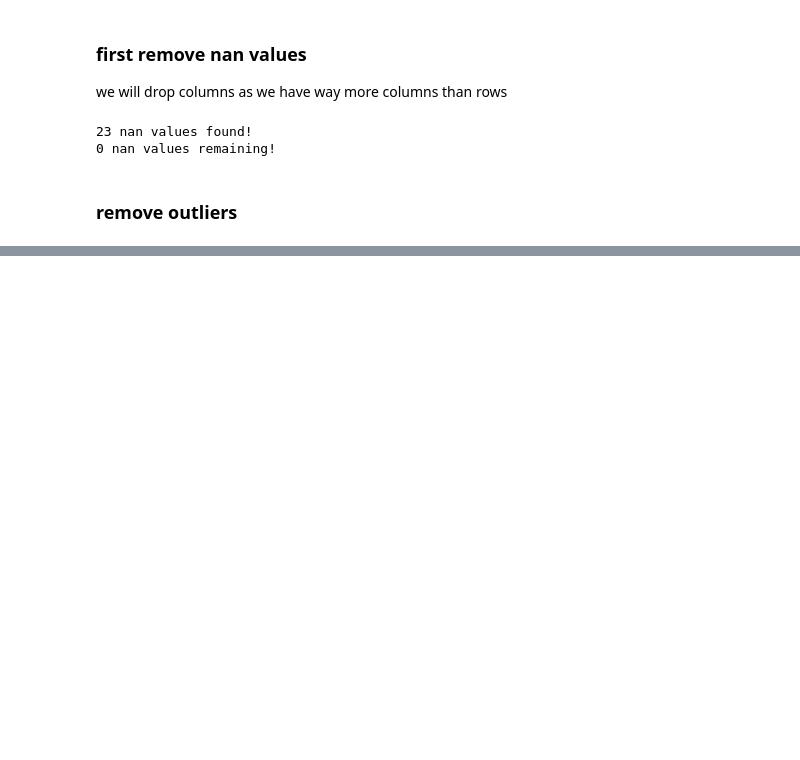
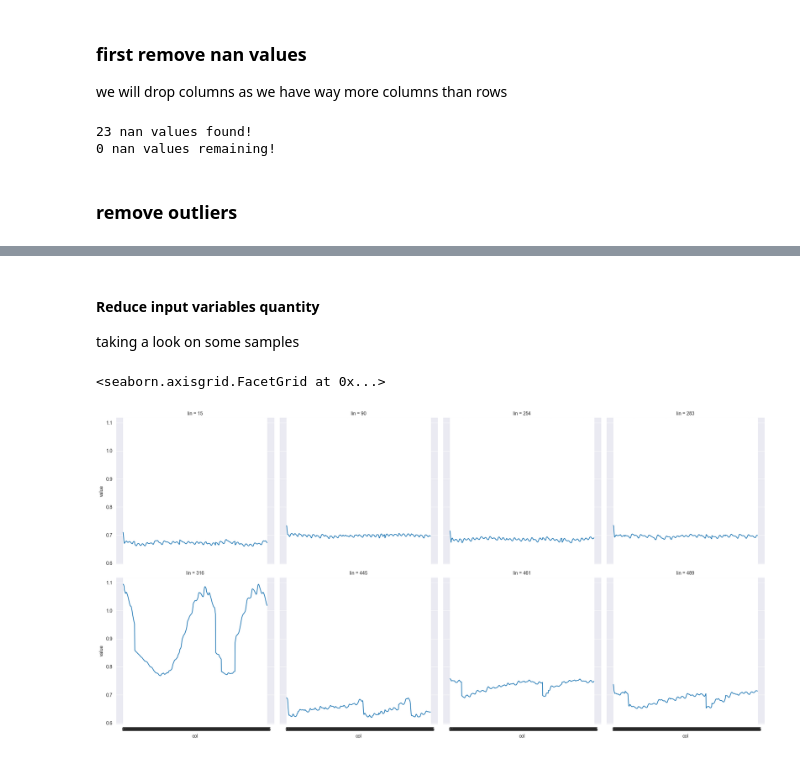
Before and after one commit to EMachad0/IAR-ANN, a Jupyter notebook: notebooks/03_pre_processing.ipynb, the cells around one changed output, grey strips where cells are left out. Saved outputs shown, nothing was run; the diff lists cells and outputs as text; code cells hidden in the pictures; blank space fills up the shorter version.

```diff
--- a/notebooks/03_pre_processing.ipynb
+++ b/notebooks/03_pre_processing.ipynb
@@ -139,8 +51,0 @@ sns.catplot(data=mult_index_tall_df, x='state', y='value', col='feature', kind='
-# %%
-def get_samples(to_sample_df):
-    sample_df = to_sample_df.sample(n=8, random_state=0)
-    sample_df = sample_df.transpose()
-    sample_df = sample_df.melt(ignore_index=False, var_name='ori_line')
-    sample_df = sample_df.reset_index(names=['ori_column'])
-    return sample_df
-sns.relplot(data=get_samples(current_df), x='ori_column', y='value', col='ori_line', col_wrap=4, kind='line')
@@ -375,0 +150,15 @@ signal approximation shape: (10,)
+# %% [markdown]
+#### Reduce input variables quantity
+
+taking a look on some samples
+# %%
+def get_samples(to_sample_df):
+    sample_df = to_sample_df.sample(n=8, random_state=0)
+    sample_df = sample_df.melt(ignore_index=False, var_name='col')
+    sample_df = sample_df.reset_index(names=['lin'])
+    return sample_df
+current_sample_df = get_samples(current_df)
+sns.relplot(data=current_sample_df, x='col', y='value', col='lin', col_wrap=4, kind='line')
+# %% [output]
+<seaborn.axisgrid.FacetGrid at 0x...>
+[figure, added]
```
Also changed, not shown: parts of 66 cells of this notebook, 4 other files.
